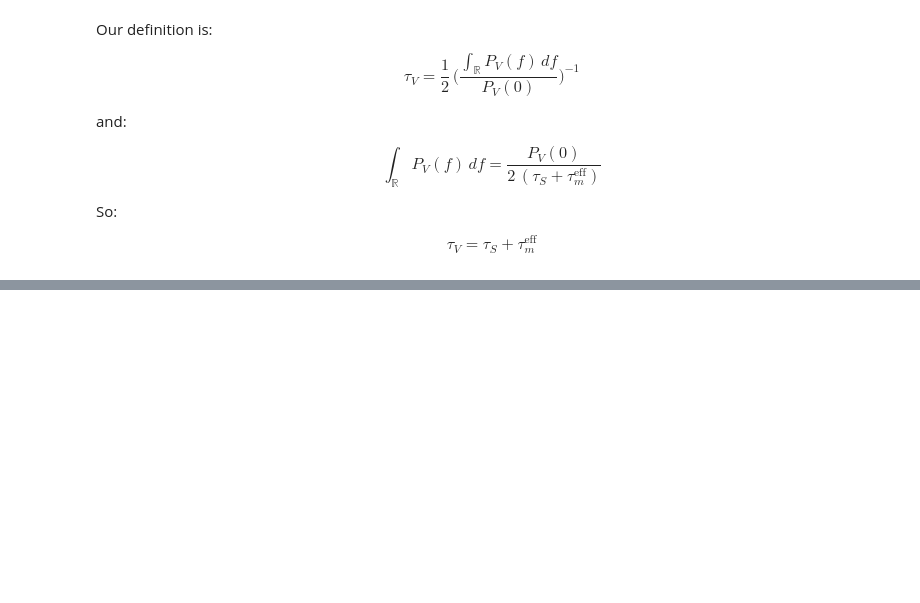
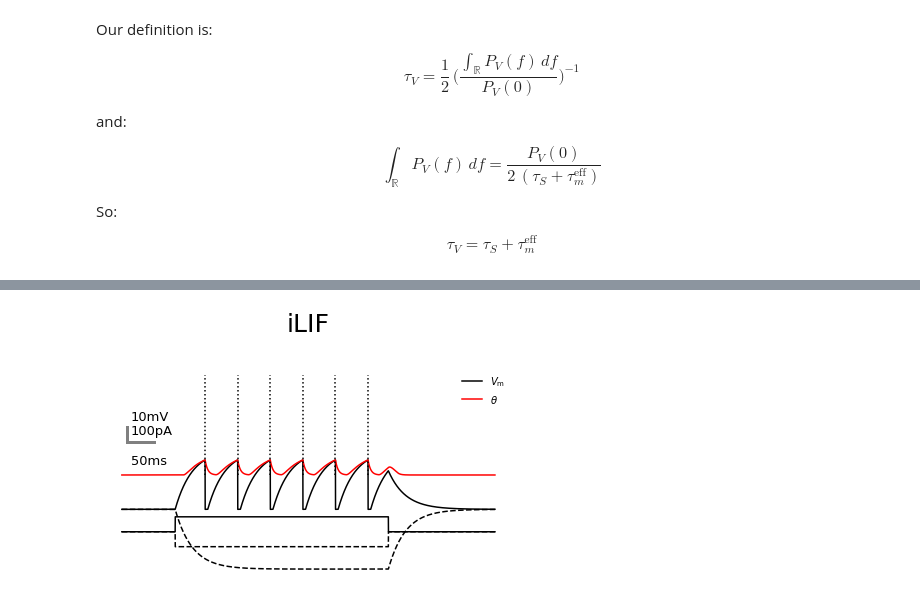
Before and after one commit to yzerlaut/notebook_papers, a Jupyter notebook: Heterogeneous_Firing_responses_JPhysiol_2016.ipynb, the cells around one changed output, grey strips where cells are left out. Drawn from its saved outputs; the diff is of its cells as text; code cells hidden in the pictures; blank space fills up the shorter version.

```diff
--- a/Heterogeneous_Firing_responses_JPhysiol_2016.ipynb
+++ b/Heterogeneous_Firing_responses_JPhysiol_2016.ipynb
@@ -172,0 +174,4 @@ fig1, fig2
+# %%
+step_response('iLIF');
+# %% [output]
+[figure, added]
```
Also changed, not shown: parts of 21 cells of this notebook, 2 other files.
